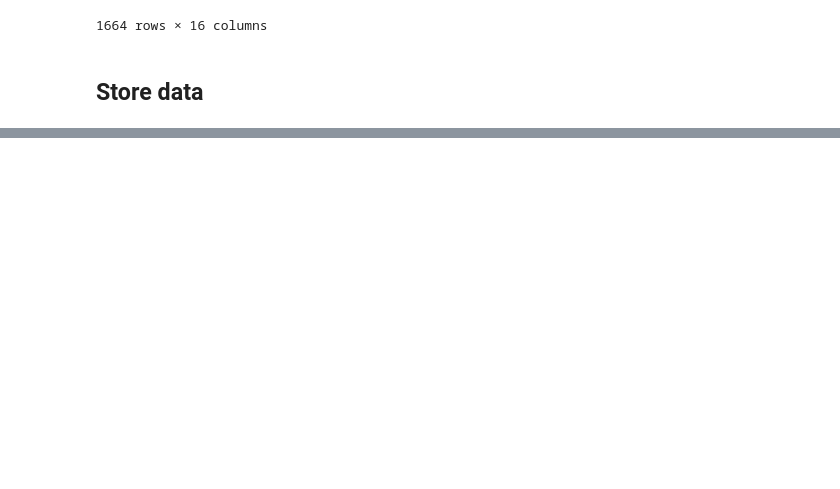
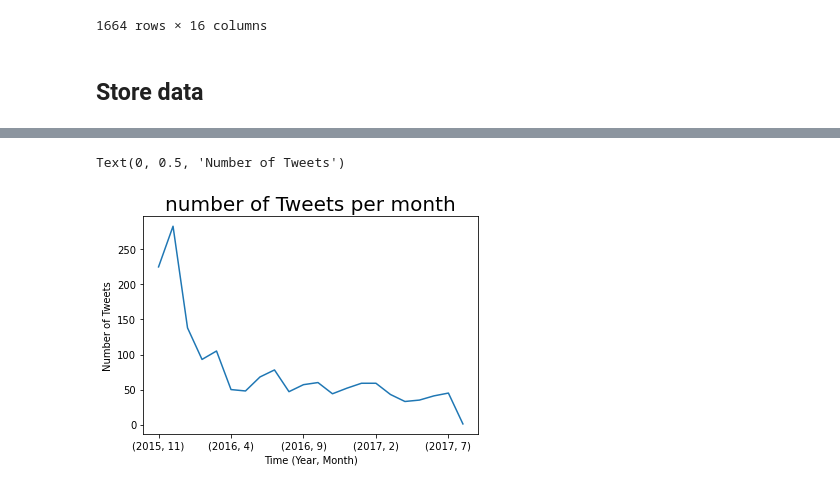
Before and after one commit to hagerElsehaimy/WeRateDogs, a Jupyter notebook: wrangle_act.ipynb, the cells around one changed output, grey strips where cells are left out. Cells and saved outputs as stored; diff of their text form; code cells hidden in the pictures; blank space fills up the shorter version.

```diff
--- a/wrangle_act.ipynb
+++ b/wrangle_act.ipynb
@@ -848,0 +859,8 @@ archive_df.to_csv('twitter-cleaned.csv',index=False)
+# %%
+archive_df['tweet_id'].groupby(['year'], archive_df['month']]).count().plot(kind='line')
+plt.title('number of Tweets per month', size=20)
+plt.xlabel('Time (Year, Month)')
+plt.ylabel('Number of Tweets')
+# %% [output]
+Text(0, 0.5, 'Number of Tweets')
+[figure, added]
```
Also changed, not shown: parts of 5 cells of this notebook, 1 other file.
